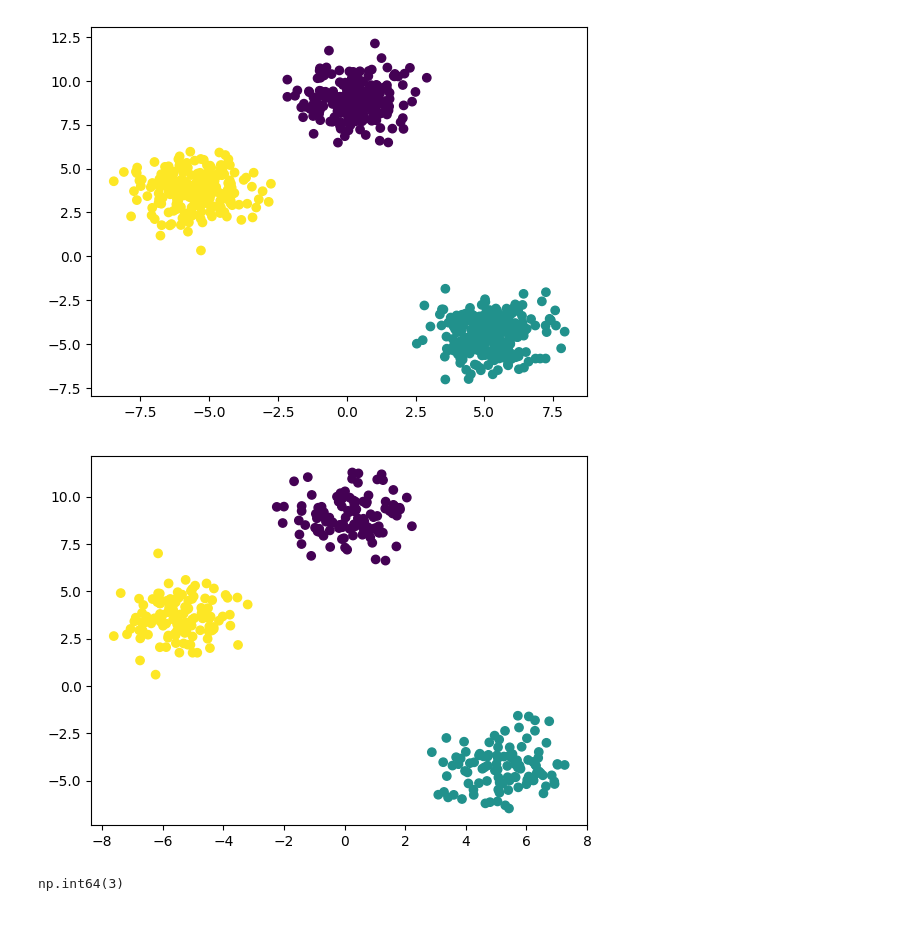
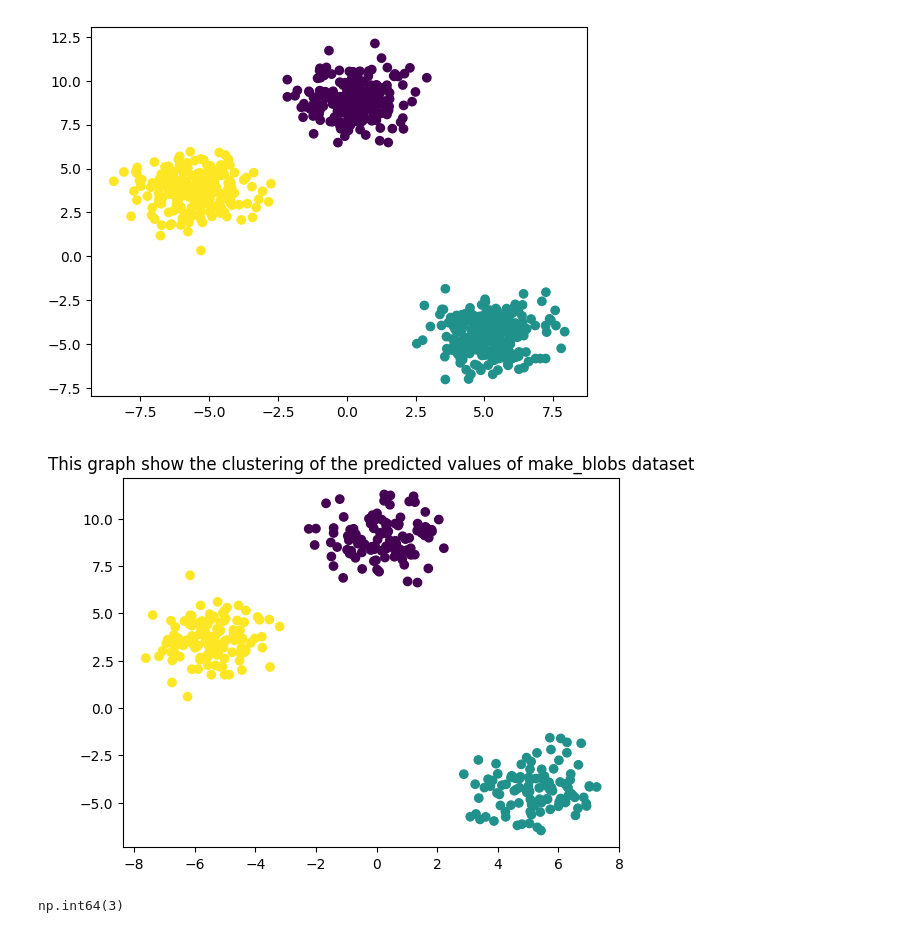
Before and after one commit to AryanReddyRP/Unsupervised_Learning, a Jupyter notebook: unsupervised_learning.ipynb, the cells around one changed output. Drawn from its saved outputs; the diff is of its cells as text; code cells hidden in the pictures.

Commit message:
Added titles to graph

```diff
--- a/unsupervised_learning.ipynb
+++ b/unsupervised_learning.ipynb
@@ -438,10 +438,11 @@ plt.show()
 # %%
 y_test_labels = kmeans.predict(x_test)
 # %%
+plt.title("This graph show the clustering of the predicted values of make_blobs dataset")
 plt.scatter(x_test[:, 0], x_test[:, 1], c=y_test_labels)
 plt.show()
 # %% [output]
-[figure, old version]
+[figure, new version]
 # %%
 from kneed import KneeLocator
 
```
Also changed, not shown: parts of 8 cells of this notebook.
